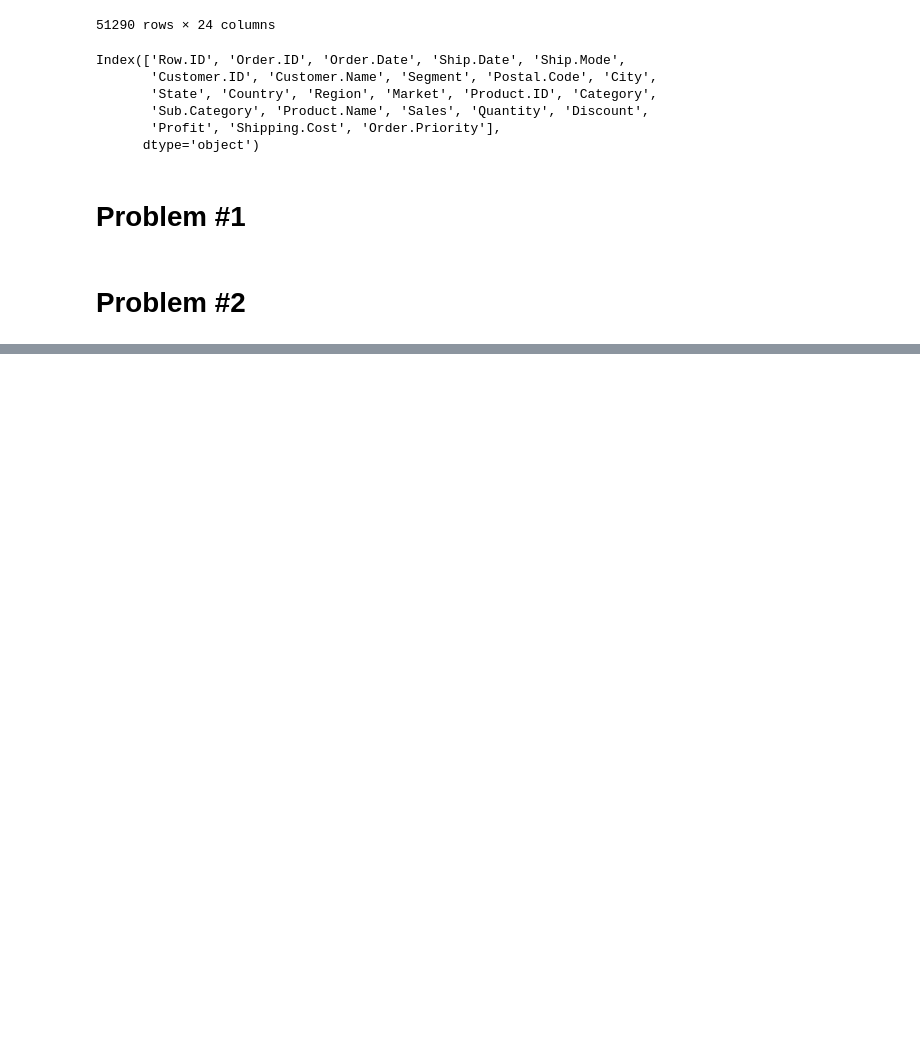
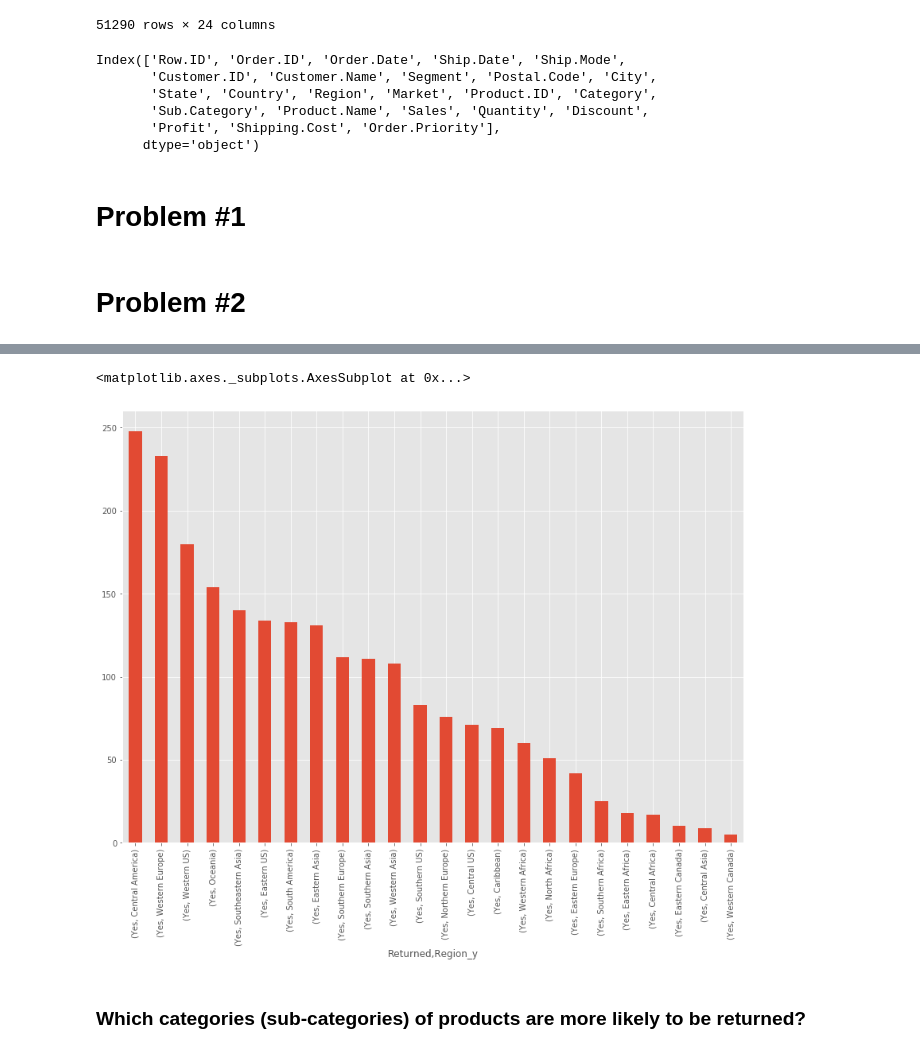
Before and after one commit to bbzou/ML_Lab, a Jupyter notebook: Xavier.ipynb, the cells around one changed output, grey strips where cells are left out. Saved outputs shown, nothing was run; the diff lists cells and outputs as text; code cells hidden in the pictures; blank space fills up the shorter version.

```diff
--- a/Xavier.ipynb
+++ b/Xavier.ipynb
@@ -50,0 +153,7 @@ date_group=df.groupby('Order.Date')
+# %%
+df3.groupby(['Returned', 'Region_y']).size().sort_values(ascending=False).plot.bar(figsize=(14,10))
+# %% [output]
+<matplotlib.axes._subplots.AxesSubplot at 0x...>
+[figure, added]
+# %% [markdown]
+### Which categories (sub-categories) of products are more likely to be returned?
```
Also changed, not shown: parts of 36 cells of this notebook.
